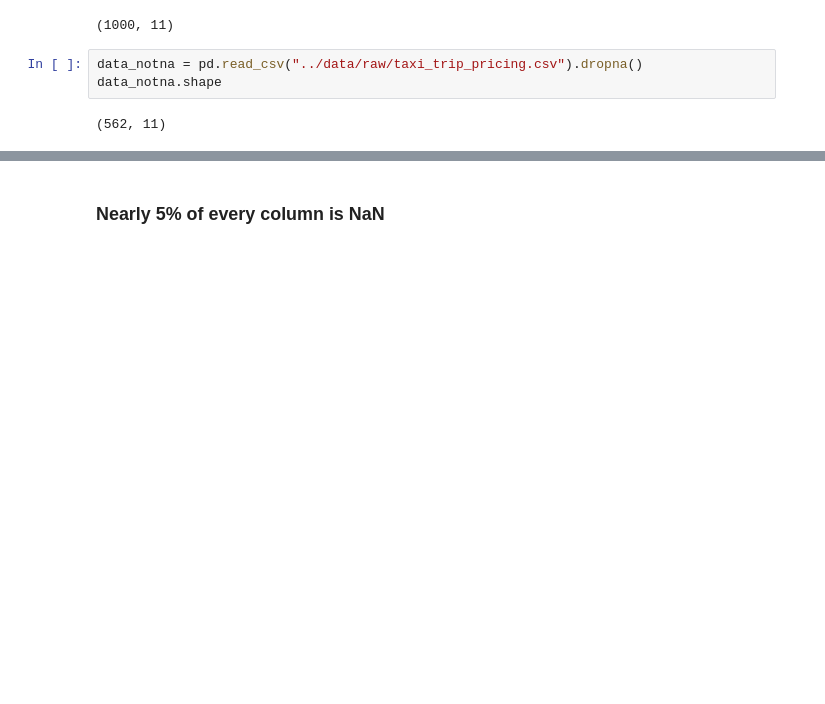
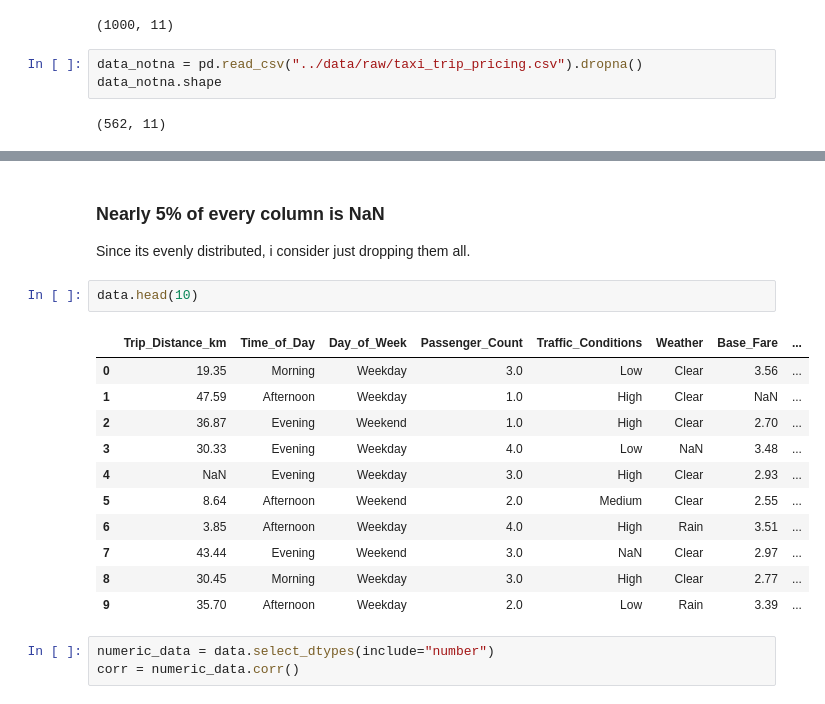
Before and after one commit to pytt156/taxi-prediction-fullstack-daniela, a Jupyter notebook: notebooks/01_eda.ipynb, the cells around one changed output, grey strips where cells are left out. Drawn from its saved outputs; the diff is of its cells as text; blank space fills up the shorter version.

```diff
--- a/notebooks/01_eda.ipynb
+++ b/notebooks/01_eda.ipynb
@@ -24,2 +60,20 @@ data_notna.shape
 # %% [markdown]
 ### Nearly 5% of every column is NaN
+Since its evenly distributed, i consider just dropping them all.
+# %%
+data.head(10)
+# %% [output]
+|  | Trip_Distance_km | Time_of_Day | Day_of_Week | Passenger_Count | Traffic_Conditions | Weather | Base_Fare | ... |
+| 0 | 19.35 | Morning | Weekday | 3.0 | Low | Clear | 3.56 | ... |
+| 1 | 47.59 | Afternoon | Weekday | 1.0 | High | Clear | NaN | ... |
+| 2 | 36.87 | Evening | Weekend | 1.0 | High | Clear | 2.70 | ... |
+| 3 | 30.33 | Evening | Weekday | 4.0 | Low | NaN | 3.48 | ... |
+| 4 | NaN | Evening | Weekday | 3.0 | High | Clear | 2.93 | ... |
+| 5 | 8.64 | Afternoon | Weekend | 2.0 | Medium | Clear | 2.55 | ... |
+| 6 | 3.85 | Afternoon | Weekday | 4.0 | High | Rain | 3.51 | ... |
+| 7 | 43.44 | Evening | Weekend | 3.0 | NaN | Clear | 2.97 | ... |
+| 8 | 30.45 | Morning | Weekday | 3.0 | High | Clear | 2.77 | ... |
+| 9 | 35.70 | Afternoon | Weekday | 2.0 | Low | Rain | 3.39 | ... |
+# %%
+numeric_data = data.select_dtypes(include="number")
+corr = numeric_data.corr()
```
Also changed, not shown: parts of 12 cells of this notebook, 20 other files.
